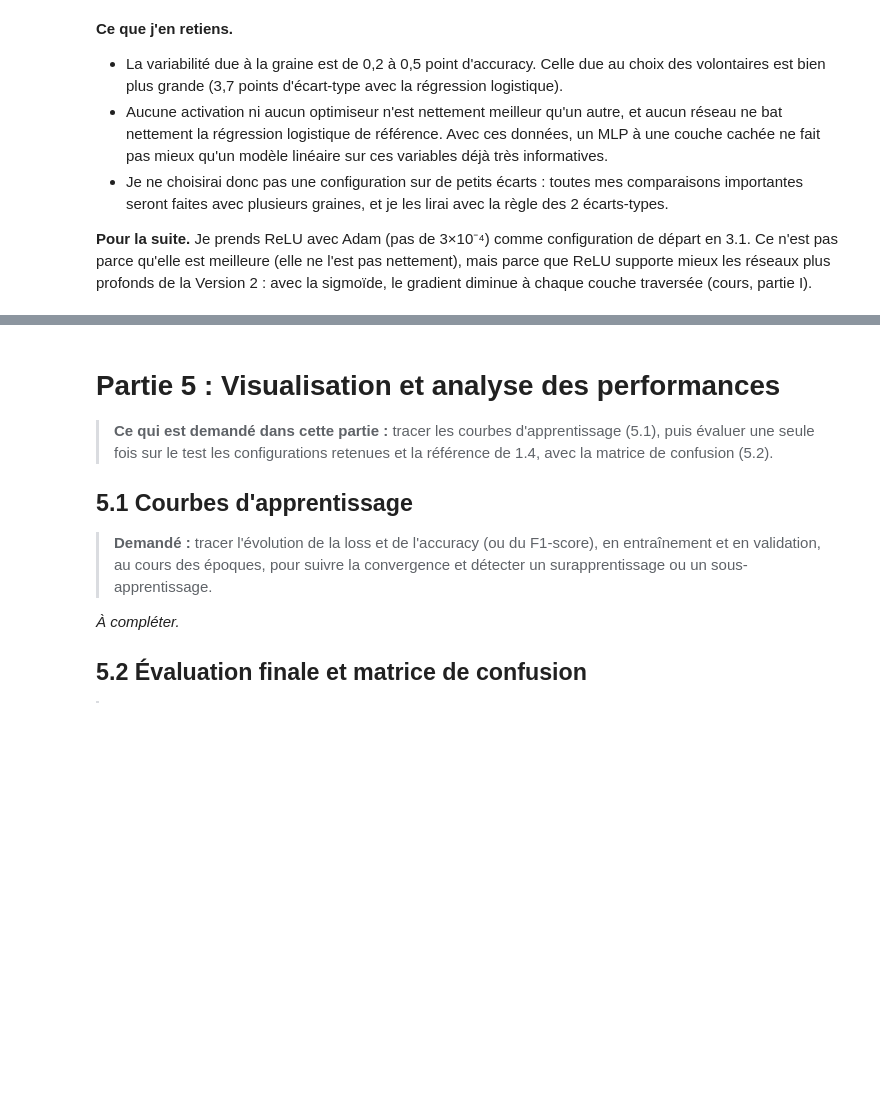
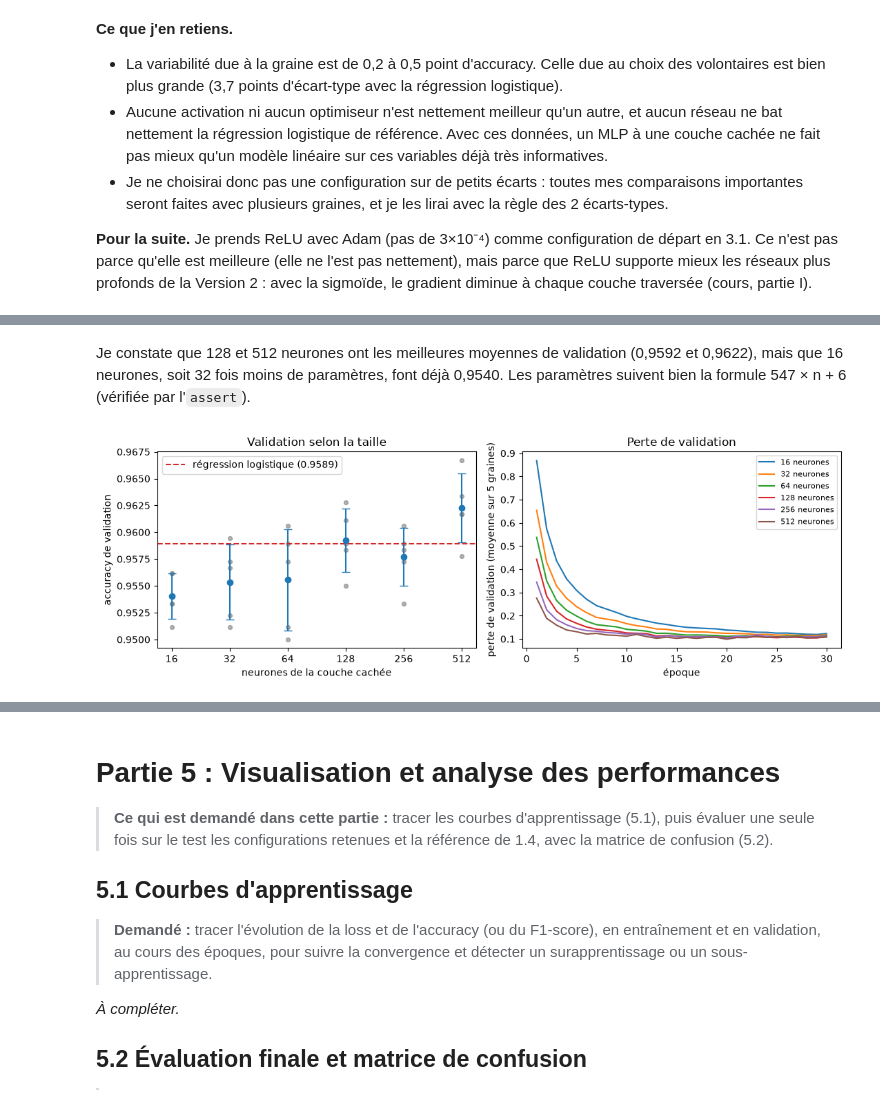
Before and after one commit to MarteOued/-tude-progressive-des-r-seaux-de-neurones-sur-le-jeu-de-donn-es-HAR, a Jupyter notebook: 1_une_couche_cachee.ipynb, the cells around one changed output, grey strips where cells are left out. Saved outputs shown, nothing was run; the diff lists cells and outputs as text; code cells hidden in the pictures; blank space fills up the shorter version.

Commit message:
Partie 3.1 : taille de la couche cachée (16 à 512 neurones, 5 graines)

```diff
--- a/1_une_couche_cachee.ipynb
+++ b/1_une_couche_cachee.ipynb
@@ -1119,0 +1149,12 @@ Cela a trois conséquences. Les scores absolus de validation sont probablement p
+# %%
+
+resume = []
+for n, d in tailles_df.groupby("neurones"):
+    assert d["paramètres"].iloc[0] == 547 * n + 6      # vérification de la formule
+    resume.append({"neurones": n, "paramètres": d["paramètres"].iloc[0],
+                   "acc. entraînement": moy_std(d["acc_train"]),
+                   "acc. validation": moy_std(d["acc_val"]),
+                   "F1 macro validation": moy_std(d["f1_val"]),
+                   "écart train - val (pts)": f"{(d['acc_train'] - d['acc_val']).mean() * 100:.2f}",
+                   "temps (s)": f"{d['temps_s'].mean():.1f}"})
+pd.DataFrame(resume).set_index("neurones")
@@ -1119,0 +1170,29 @@ Cela a trois conséquences. Les scores absolus de validation sont probablement p
+# %% [markdown]
+Je constate que 128 et 512 neurones ont les meilleures moyennes de validation (0,9592 et 0,9622), mais que 16 neurones, soit 32 fois moins de paramètres, font déjà 0,9540. Les paramètres suivent bien la formule 547 × n + 6 (vérifiée par l'`assert`).
+# %%
+
+# Accuracy de validation selon la taille : points = graines, point bleu = moyenne ± écart-type
+fig, ax = plt.subplots(1, 2, figsize=(11, 3.8))
+for k, (n, d) in enumerate(tailles_df.groupby("neurones")):
+    ax[0].scatter([k] * len(d), d["acc_val"], color="gray", alpha=0.6, s=18)
+    ax[0].errorbar(k, d["acc_val"].mean(), yerr=d["acc_val"].std(), fmt="o", color="C0", capsize=4)
+ax[0].axhline(acc_vol, color="C3", linestyle="--", label=f"régression logistique ({acc_vol:.4f})")
+ax[0].set_xticks(range(len(TAILLES)))
+ax[0].set_xticklabels(TAILLES)
+ax[0].set_xlabel("neurones de la couche cachée")
+ax[0].set_ylabel("accuracy de validation")
+ax[0].set_title("Validation selon la taille")
+ax[0].legend()
+
+# Perte de validation moyenne au fil des époques, une courbe par taille
+for n in TAILLES:
+    courbe = np.mean([hist_tailles[(n, g)]["val_loss"] for g in SEEDS], axis=0)
+    ax[1].plot(range(1, N_EPOCHS + 1), courbe, label=f"{n} neurones")
+ax[1].set_xlabel("époque")
+ax[1].set_ylabel("perte de validation (moyenne sur 5 graines)")
+ax[1].set_title("Perte de validation")
+ax[1].legend(fontsize=8)
+plt.tight_layout()
+plt.show()
+# %% [output]
+[figure, added]
```
Also changed, not shown: parts of 16 cells of this notebook.
